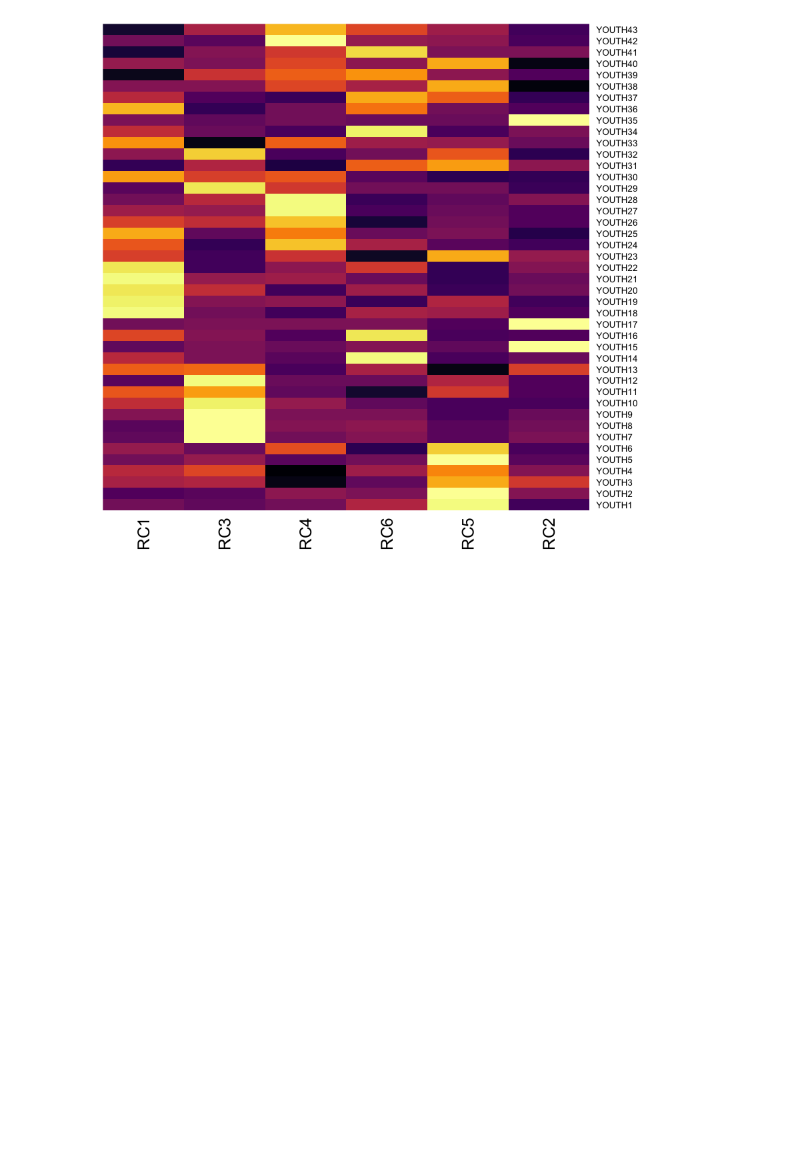
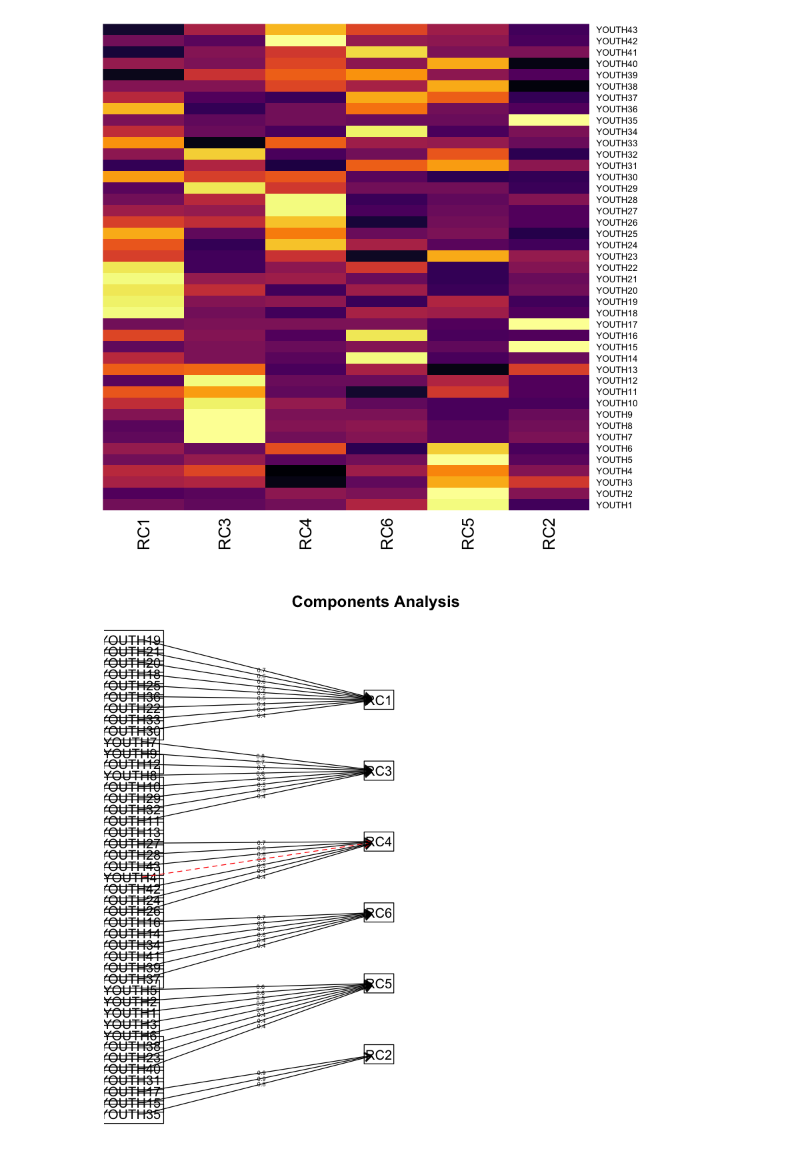
Before and after one commit to Lslipski/pbs110, a Jupyter notebook: pbs111/Homework_7.ipynb, the cells around one changed output. Cells and saved outputs as stored; diff of their text form; code cells hidden in the pictures; blank space fills up the shorter version.

```diff
--- a/pbs111/Homework_7.ipynb
+++ b/pbs111/Homework_7.ipynb
@@ -275,3 +276,7 @@ x = as.data.frame(pca_rot$loadings[,])
 heatmap(data.matrix(x), col=inferno(50),Colv = NA, Rowv = NA)
 # %% [output]
 [figure]
+# %%
+fa.diagram(pca_rot)
+# %% [output]
+[figure, added]
```
Also changed, not shown: parts of 11 cells of this notebook, 12 other files.
